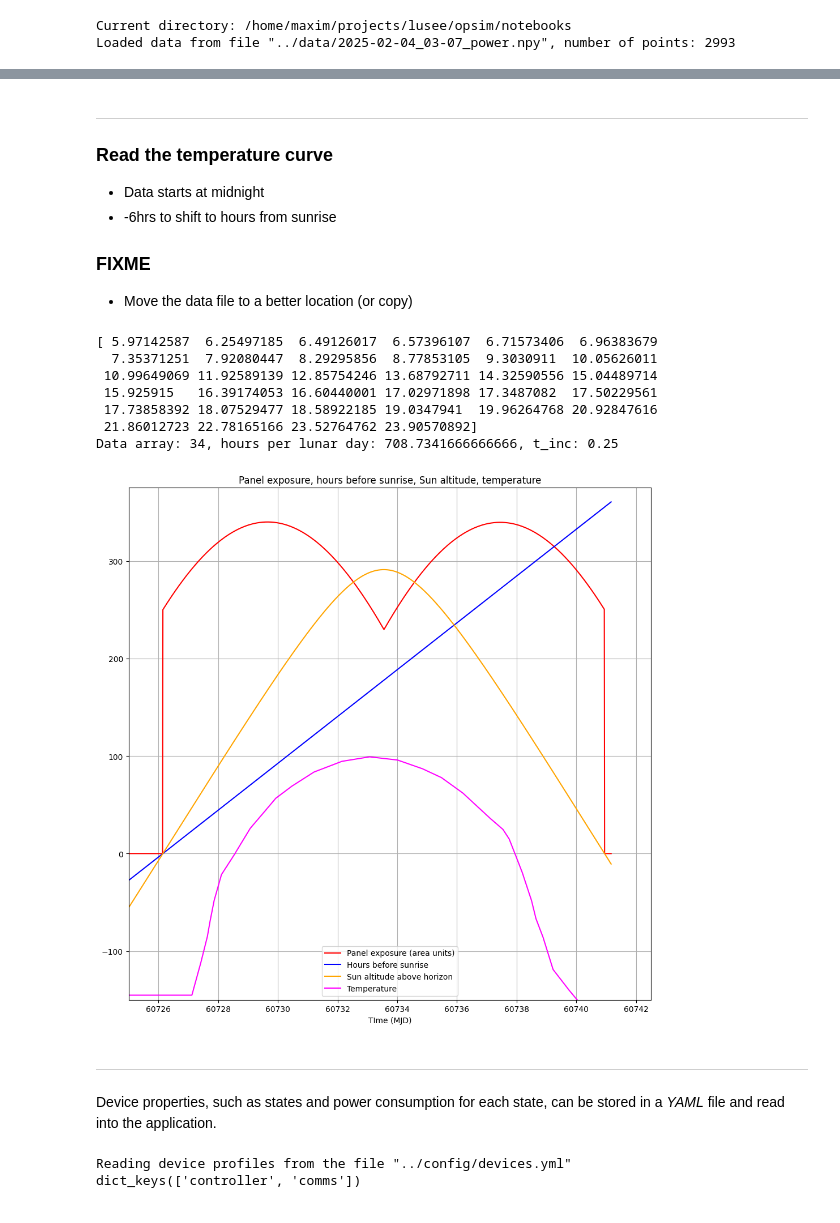
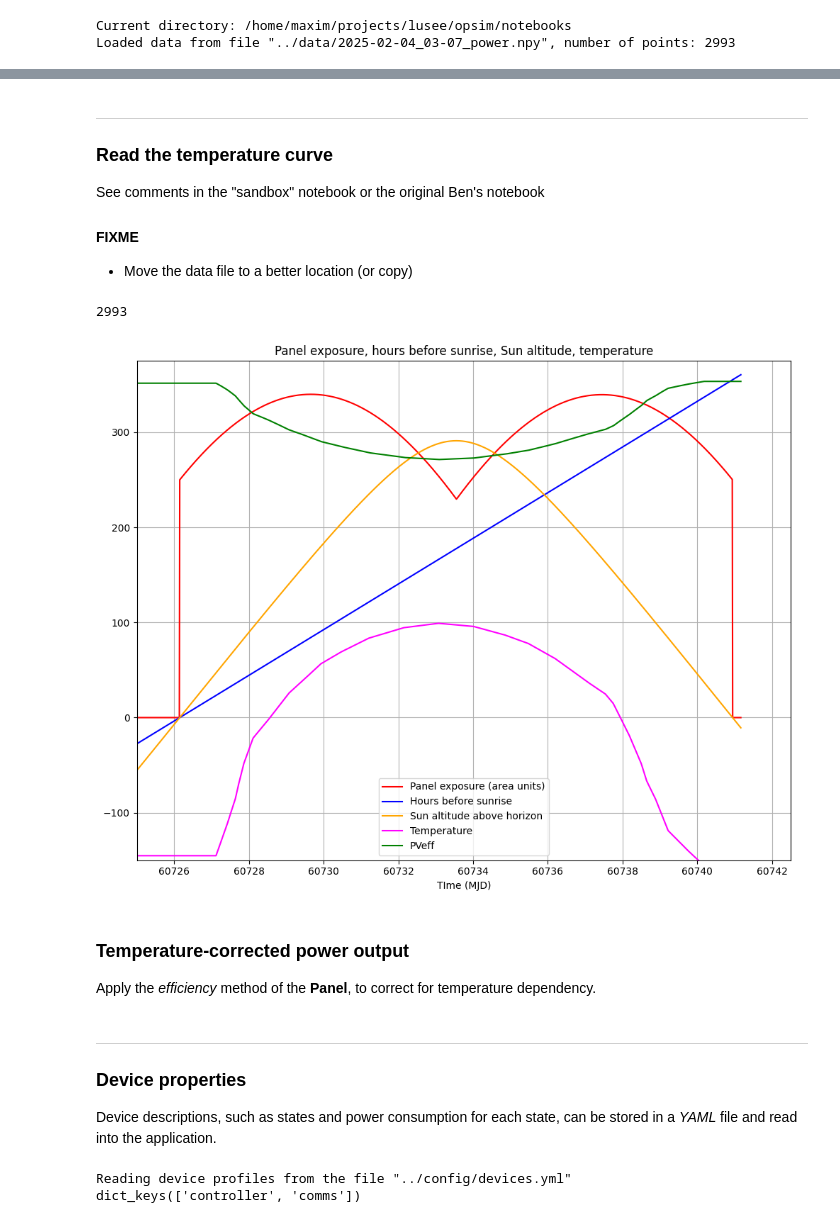
Before and after one commit to lusee-night/opsim, a Jupyter notebook: notebooks/sim.ipynb, the cells around one changed output, grey strips where cells are left out. Drawn from its saved outputs; the diff is of its cells as text; code cells hidden in the pictures.

Commit message:
Added efficiency calculation

```diff
--- a/notebooks/sim.ipynb
+++ b/notebooks/sim.ipynb
@@ -100,21 +88,9 @@ for i in range(0, mySun.N):
 ---
 
 ### Read the temperature curve
-* Data starts at midnight
-* -6hrs to shift to hours from sunrise
-
-### FIXME
+See comments in the "sandbox" notebook or the original Ben's notebook
+#### FIXME
 * Move the data file to a better location (or copy)
 # %%
 temperature_file_location = "../reference/lunarTemperature30degDiviner.txt"
-temp_data = np.loadtxt(temperature_file_location, delimiter=',')
-
 mySun.read_temperature(temperature_file_location)
-# %% [output]
-[ 5.97142587  6.25497185  6.49126017  6.57396107  6.71573406  6.96383679
-  7.35371251  7.92080447  8.29295856  8.77853105  9.3030911  10.05626011
- 10.99649069 11.92589139 12.85754246 13.68792711 14.32590556 15.04489714
- 15.925915   16.39174053 16.60440001 17.02971898 17.3487082  17.50229561
- 17.73858392 18.07529477 18.58922185 19.0347941  19.96264768 20.92847616
- 21.86012723 22.78165166 23.52764762 23.90570892]
-Data array: 34, hours per lunar day: 708.7341666666666, t_inc: 0.25
@@ -133,28 +97,40 @@ def tempfit():
 # %%
-plt.rcParams["figure.figsize"] = [10., 10.]
+plt.rcParams["figure.figsize"] = [10., 8.]
 plt.rcParams["figure.autolayout"] = True
 
 ax=plt.subplot()
 
 ax.plot(mySun.mjd, Panel.profile*250., color="red",    label="Panel exposure (area units)")
 ax.set_xlabel('TIme (MJD)')
 ax.plot(mySun.mjd, hrs, color="blue",    label="Hours before sunrise")
 ax.plot(mySun.mjd, mySun.alt*250, color="orange",  label="Sun altitude above horizon")
-ax.plot(mySun.mjd, tempfit()-273., color="Magenta",  label="Temperature")
+ax.plot(mySun.mjd, mySun.temperature, color="Magenta",  label="Temperature")
+# ax.plot(mySun.mjd, tempfit()-273., color="Magenta",  label="Temperature")
+
+eff = Panel.pvEfficiency(mySun.temperature)
+print(eff.size)
+ax.plot(mySun.mjd, eff*1000., color="green",  label="PVeff")
 
 plt.xlim(60725,60742.5)
 plt.ylim(-150,375)
 plt.grid(True)
 plt.title("Panel exposure, hours before sunrise, Sun altitude, temperature")
 plt.legend()
 
 plt.show()
 # %% [output]
+2993
-[figure, old version]
+[figure, new version]
+# %% [markdown]
+### Temperature-corrected power output
+
+Apply the _efficiency_ method of the __Panel__, to correct for temperature dependency.
 # %% [markdown]
 ---
 
-Device properties, such as states and power consumption for each state, can be stored in a _YAML_ file and read into the application.
+### Device properties
+
+Device descriptions, such as states and power consumption for each state, can be stored in a _YAML_ file and read into the application.
 # %%
 # Read device configuration
 import yaml
```
Also changed, not shown: parts of 8 cells of this notebook, 4 other files.
